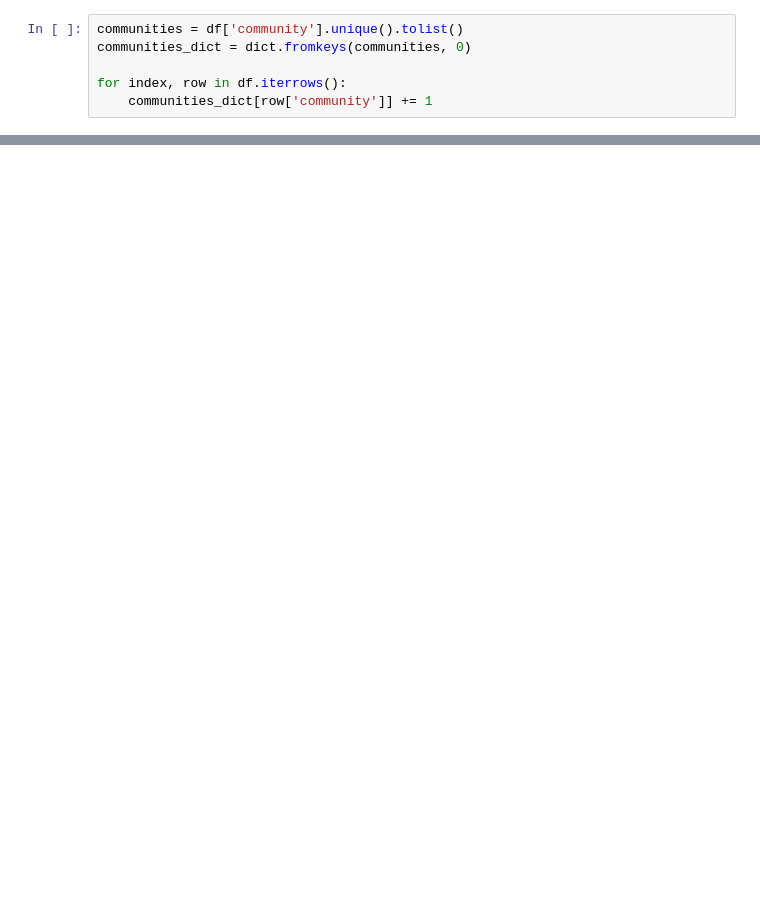
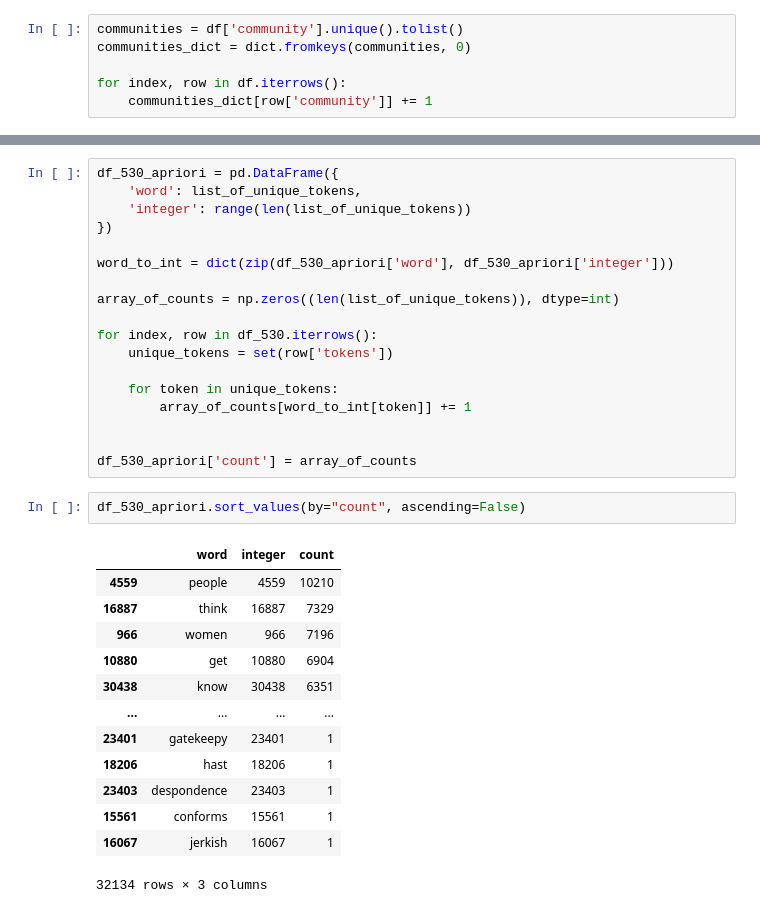
Before and after one commit to KarolineKlan/ctfds_project, a Jupyter notebook: text_processing_graphs.ipynb, the cells around one changed output, grey strips where cells are left out. Drawn from its saved outputs; the diff is of its cells as text; blank space fills up the shorter version.

```diff
--- a/text_processing_graphs.ipynb
+++ b/text_processing_graphs.ipynb
@@ -44,0 +194,34 @@ print(communities_dict)
+# %%
+df_530_apriori = pd.DataFrame({
+    'word': list_of_unique_tokens,
+    'integer': range(len(list_of_unique_tokens))
+})
+
+word_to_int = dict(zip(df_530_apriori['word'], df_530_apriori['integer']))
+
+array_of_counts = np.zeros((len(list_of_unique_tokens)), dtype=int)
+
+for index, row in df_530.iterrows():
+    unique_tokens = set(row['tokens'])
+
+    for token in unique_tokens:
+        array_of_counts[word_to_int[token]] += 1
+
+
+df_530_apriori['count'] = array_of_counts
+# %%
+df_530_apriori.sort_values(by="count", ascending=False)
+# %% [output]
+|  | word | integer | count |
+| 4559 | people | 4559 | 10210 |
+| 16887 | think | 16887 | 7329 |
+| 966 | women | 966 | 7196 |
+| 10880 | get | 10880 | 6904 |
+| 30438 | know | 30438 | 6351 |
+| ... | ... | ... | ... |
+| 23401 | gatekeepy | 23401 | 1 |
+| 18206 | hast | 18206 | 1 |
+| 23403 | despondence | 23403 | 1 |
+| 15561 | conforms | 15561 | 1 |
+| 16067 | jerkish | 16067 | 1 |
+32134 rows × 3 columns
```
Also changed, not shown: parts of 25 cells of this notebook, 1 other file.
